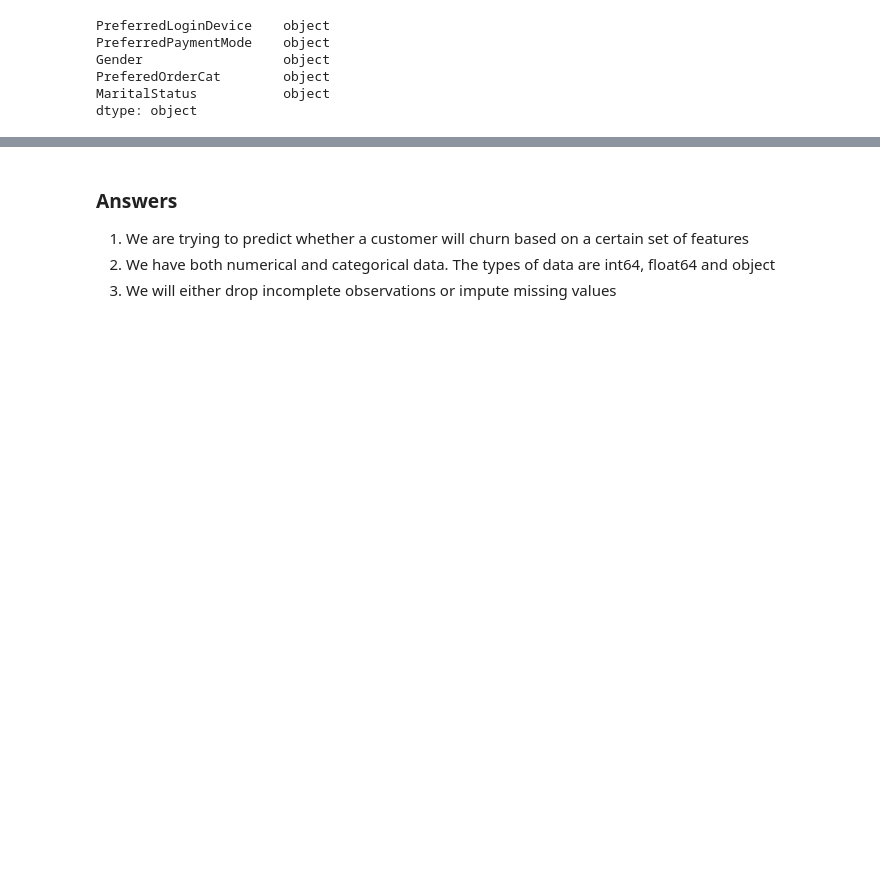
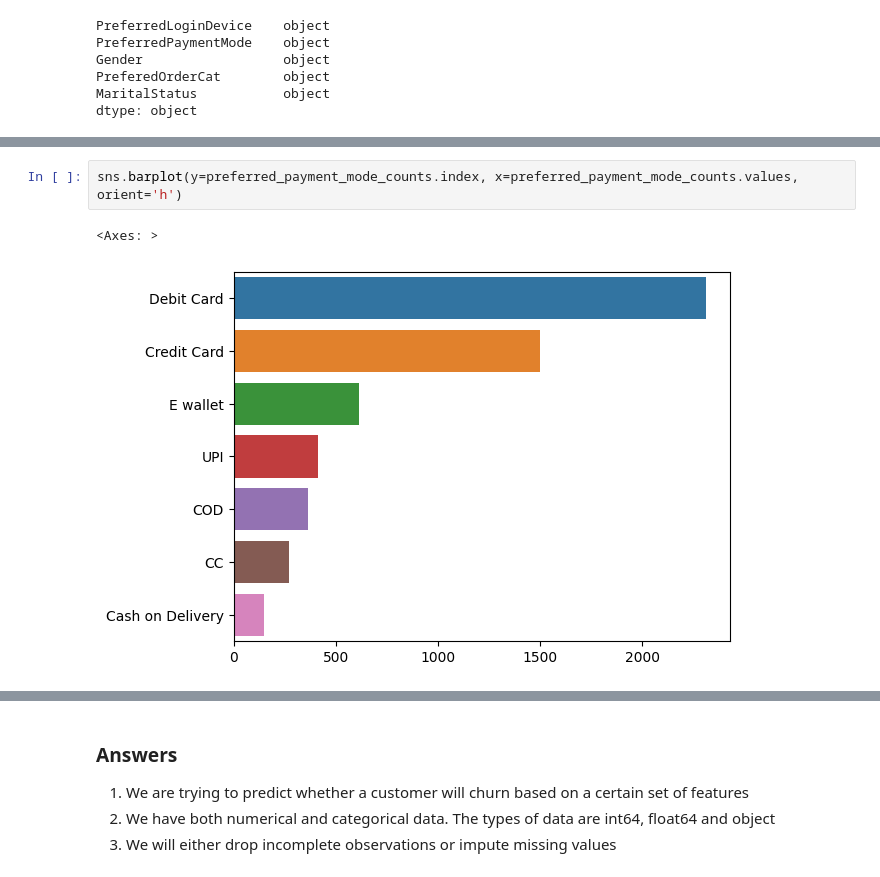
Before and after one commit to andrew-vandy/cs5265-ml-foundations, a Jupyter notebook: cs5265_asongate.ipynb, the cells around one changed output, grey strips where cells are left out. Saved outputs shown, nothing was run; the diff lists cells and outputs as text; blank space fills up the shorter version.

```diff
--- a/cs5265_asongate.ipynb
+++ b/cs5265_asongate.ipynb
@@ -170,0 +232,5 @@ sns.countplot(x=data["PreferredLoginDevice"])
+# %%
+sns.barplot(y=preferred_payment_mode_counts.index, x=preferred_payment_mode_counts.values, orient='h')
+# %% [output]
+<Axes: >
+[figure, added]
```
Also changed, not shown: parts of 32 cells of this notebook.
